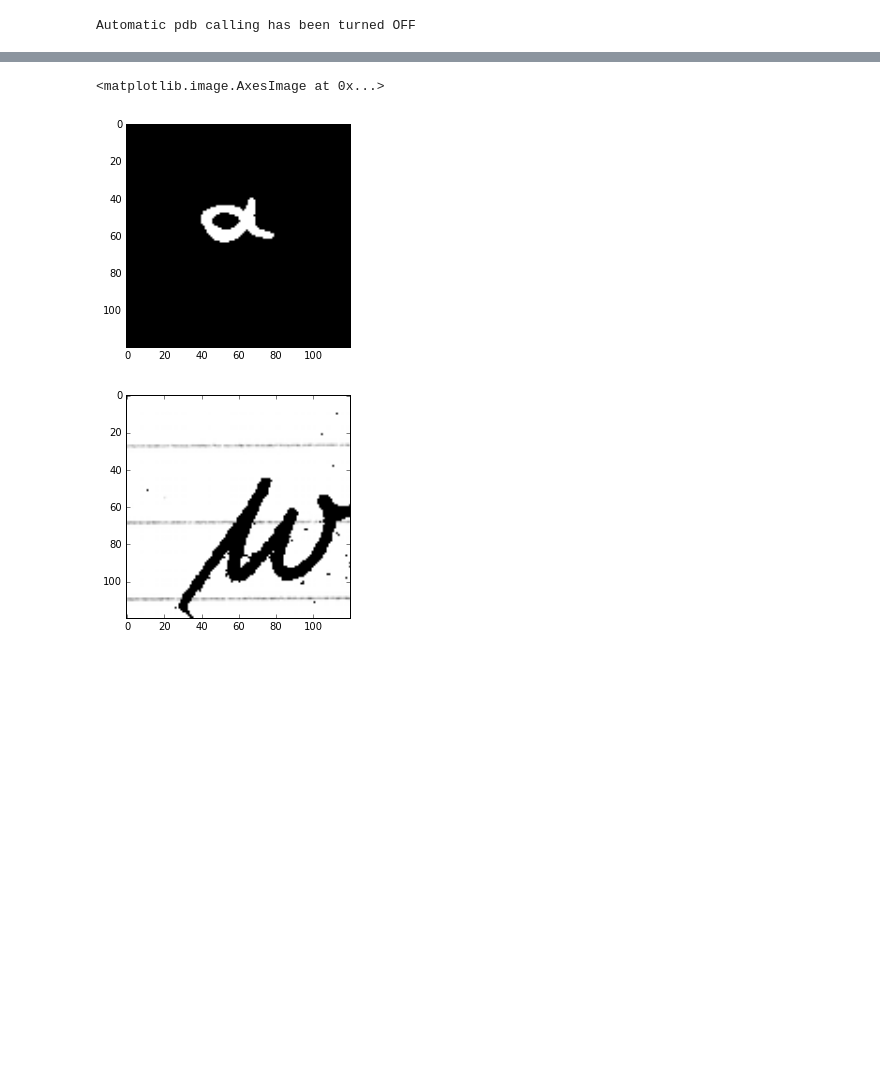
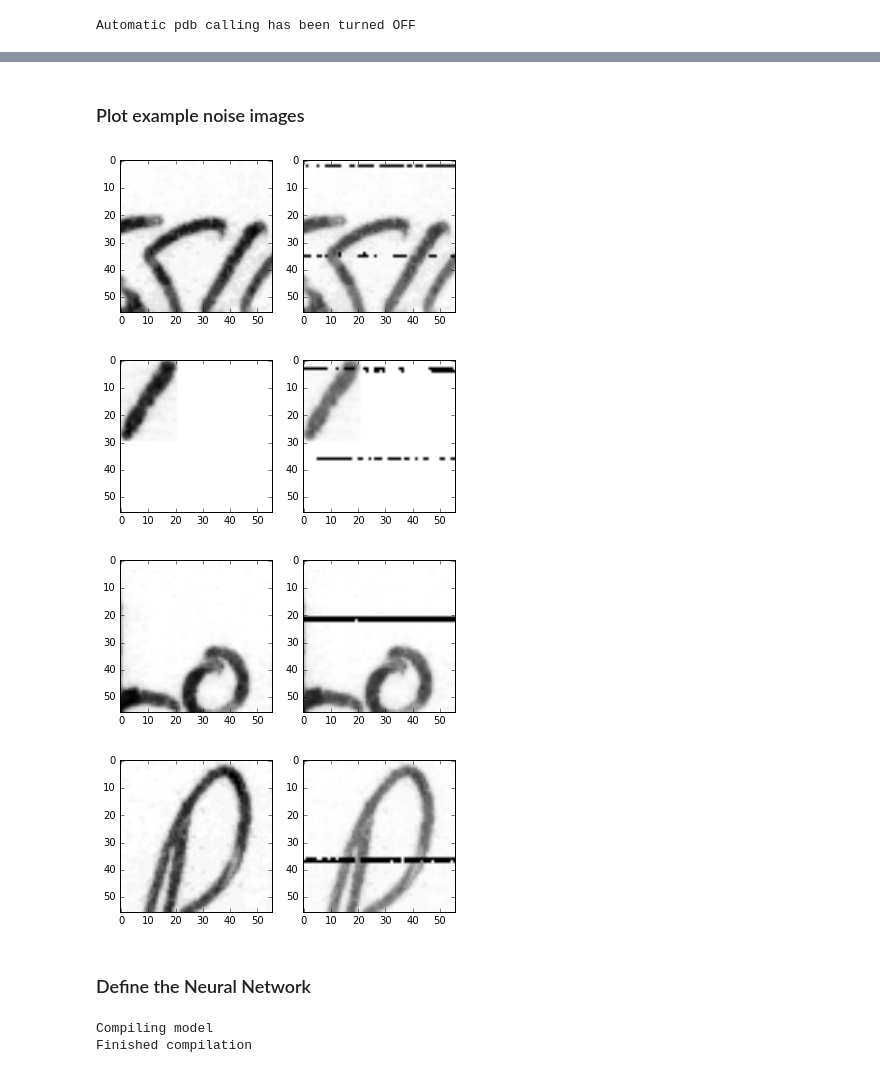
Before and after one commit to Lab41/d-script, a Jupyter notebook: autoencoder/linet.ipynb, the cells around one changed output, grey strips where cells are left out. Cells and saved outputs as stored; diff of their text form; code cells hidden in the pictures; blank space fills up the shorter version.

```diff
--- a/autoencoder/linet.ipynb
+++ b/autoencoder/linet.ipynb
@@ -39,6 +41,6 @@ Automatic pdb calling has been turned OFF
 # %%
 # Which training dataset do we want to train from?
-train_dataset='iam-binlines'
+train_dataset='iam-words'
 noise_dataset='noise'
 
 # All the images that you require extraction should be in this HDF5 file
@@ -51,8 +53,8 @@ elif train_dataset=='nmec-bin':
 elif train_dataset=='iam-words':
     hdf5authors='/fileserver/iam/iam-processed/words/author_words.hdf5'
 elif train_dataset=='iam-binwords':
-    hdf5authors='/fileserver/iam/iam-binary/iam_author_words.hdf5'
-    hdf5images='/fileserver/iam/iam-binary/iam_flat_words.hdf5'
+    hdf5authors='/fileserver/iam/iam-binary/iam_author_words_bin.hdf5'
+    hdf5images='/fileserver/iam/iam-binary/iam_flat_words_bin.hdf5'
 elif train_dataset=='iam-lines':
     hdf5authors='/fileserver/iam/iam-processed/lines/author_lines.hdf5'
 elif train_dataset=='iam-binlines':
@@ -69,8 +71,8 @@ labels = h5py.File(hdf5authors, 'r')
 # num_forms_per_author=-1
 num_authors=300
 num_forms_per_author=10
-shingle_dim=(120,120)
+shingle_dim=(56,56)
 batch_size=32
 load_size=batch_size*1000
-iterations = 1000
+iterations = 10000
 lr = 0.001
@@ -77,12 +81,9 @@ lr = 0.001
 # %%
-# mini_m = Hdf5MiniBatcher(hdf5authors, num_authors, num_forms_per_author,
-#                             shingle_dim=shingle_dim, default_mode=MiniBatcher.TRAIN,
-#                             batch_size=batch_size, add_rotation=False)
 mini_m = IAM_MiniBatcher(hdf5authors, num_authors, num_forms_per_author,
                             shingle_dim=shingle_dim, default_mode=MiniBatcher.TRAIN,
                             batch_size=load_size)
-noise_m = NoiseAdder('noisedir')
+noise_m = NoiseAdder('noisedir/bin')
 
-(X,Y) = mini_m.get_batch(10)
+(Y,Dummy) = mini_m.get_batch(10)
 rng = np.random.RandomState(100)
-Xnoise = noise_m.add_noise_np(X[5], rng=rng, shingle_dim=shingle_dim)
+X = noise_m.add_noise_batch(Y, rng=rng, shingle_dim=shingle_dim)
@@ -92,8 +89,0 @@ import matplotlib.pylab as plt
-# %%
-plt.imshow(1-X[4]/255.0, cmap='gray')
-plt.figure()
-plt.imshow(Xnoise, cmap='gray')
-# %% [output]
-<matplotlib.image.AxesImage at 0x...>
-[figure, removed]
-[figure, removed]
@@ -102,0 +90,24 @@ plt.imshow(Xnoisefft)
+# %% [markdown]
+### Plot example noise images
+# %%
+import matplotlib.pylab as plt
+%matplotlib inline
+for i in xrange(4):
+    plt.subplots(1,2)
+    plt.subplot(1,2,1)
+    plt.imshow(Y[i], cmap='gray')
+    plt.subplot(1,2,2)
+    plt.imshow(X[i], cmap='gray')
+# %% [output]
+[figure, added]
+[figure, added]
+[figure, added]
+[figure, added]
+# %% [markdown]
+### Define the Neural Network
+# %%
+from noisenet import basic_model, conv2_model
+model = conv2_model()
+# %% [output]
+Compiling model
+Finished compilation
```
Also changed, not shown: parts of 8 cells of this notebook, 27 other files.
